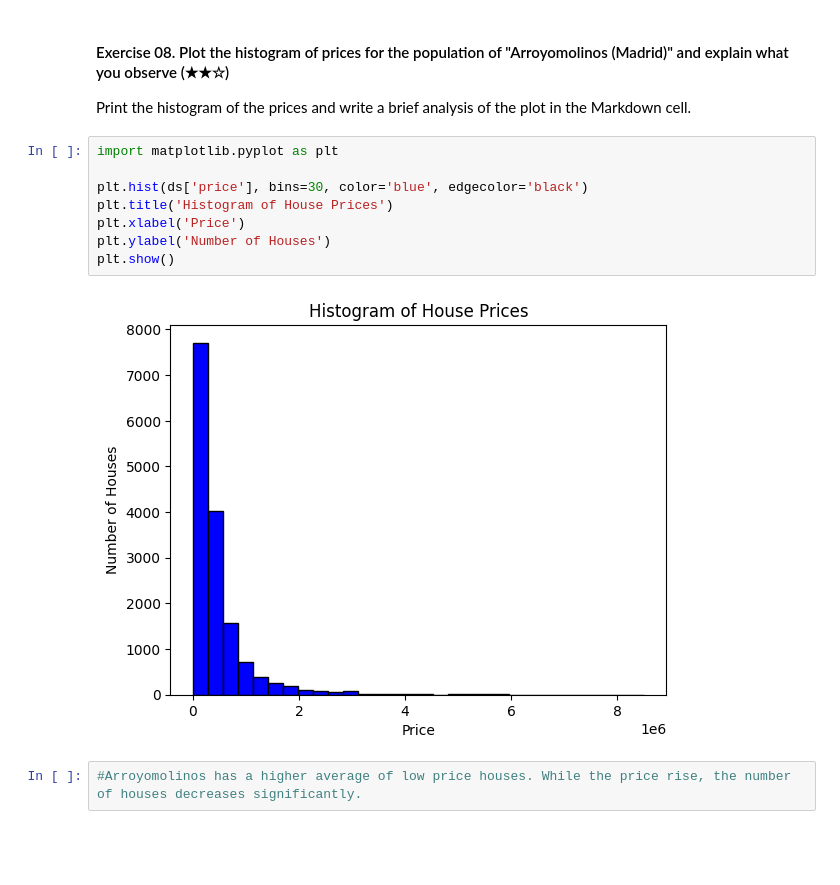
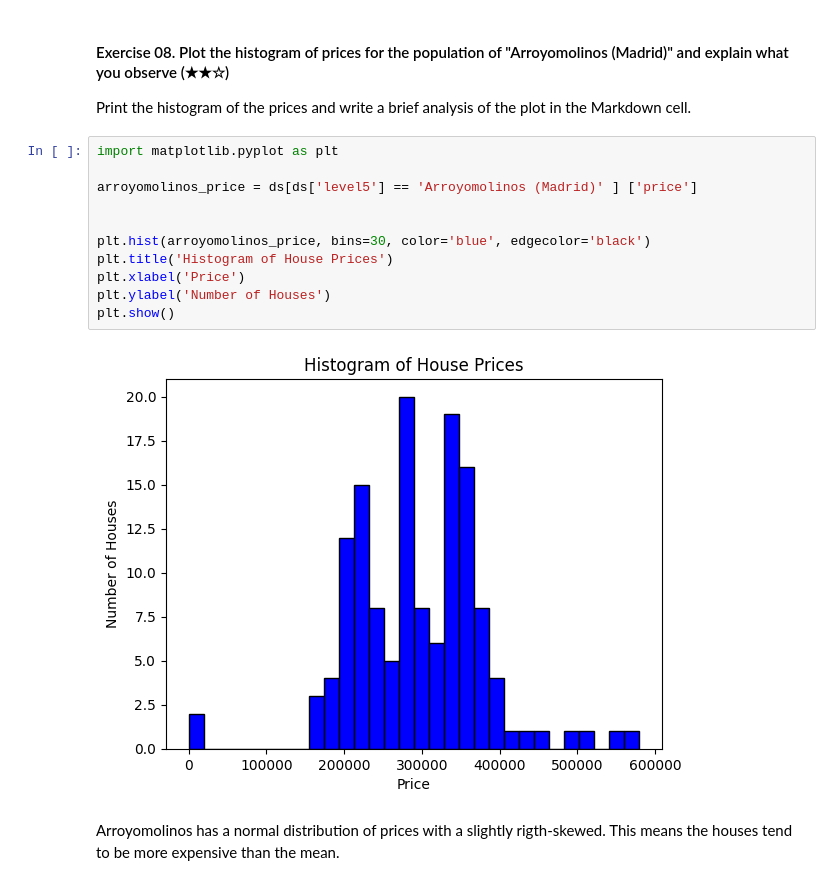
Before and after one commit to 4GeeksAcademy/ekbalam11-data-clean-up-pandas-for-beginners-project, a Jupyter notebook: project.ipynb, the cells around one changed output. Drawn from its saved outputs; the diff is of its cells as text; blank space fills up the shorter version.

```diff
--- a/project.ipynb
+++ b/project.ipynb
@@ -263,12 +240,15 @@ Print the histogram of the prices and write a brief analysis of the plot in the
 # %%
 import matplotlib.pyplot as plt
 
-plt.hist(ds['price'], bins=30, color='blue', edgecolor='black')
+arroyomolinos_price = ds[ds['level5'] == 'Arroyomolinos (Madrid)' ] ['price']
+
+
+plt.hist(arroyomolinos_price, bins=30, color='blue', edgecolor='black')
 plt.title('Histogram of House Prices')
 plt.xlabel('Price')
 plt.ylabel('Number of Houses')
 plt.show()
 # %% [output]
-[figure, old version]
+[figure, new version]
-# %%
-#Arroyomolinos has a higher average of low price houses. While the price rise, the number of houses decreases significantly.
+# %% [markdown]
+Arroyomolinos has a normal distribution of prices with a slightly rigth-skewed. This means the houses tend to be more expensive than the mean.
```
Also changed, not shown: parts of 6 cells of this notebook.
